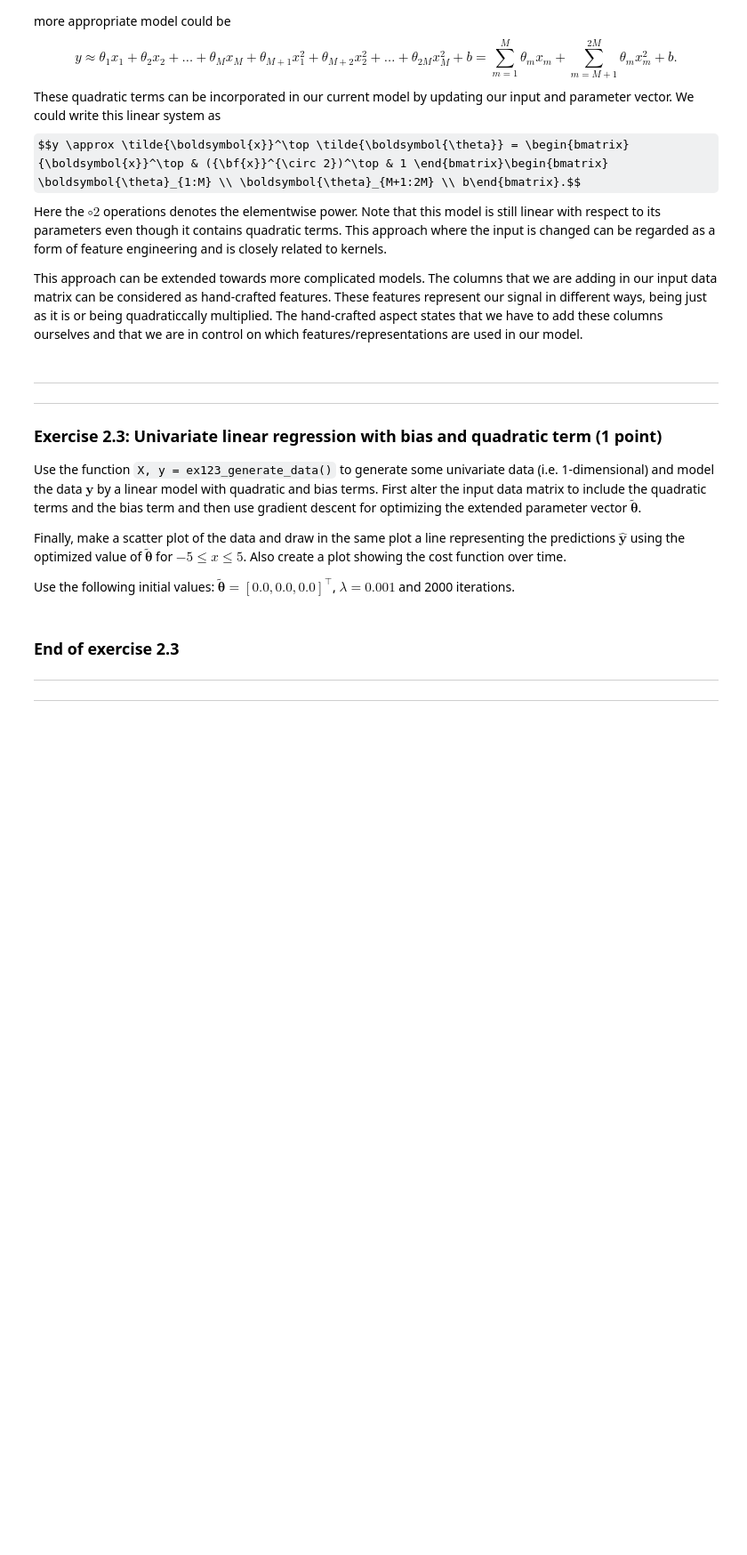
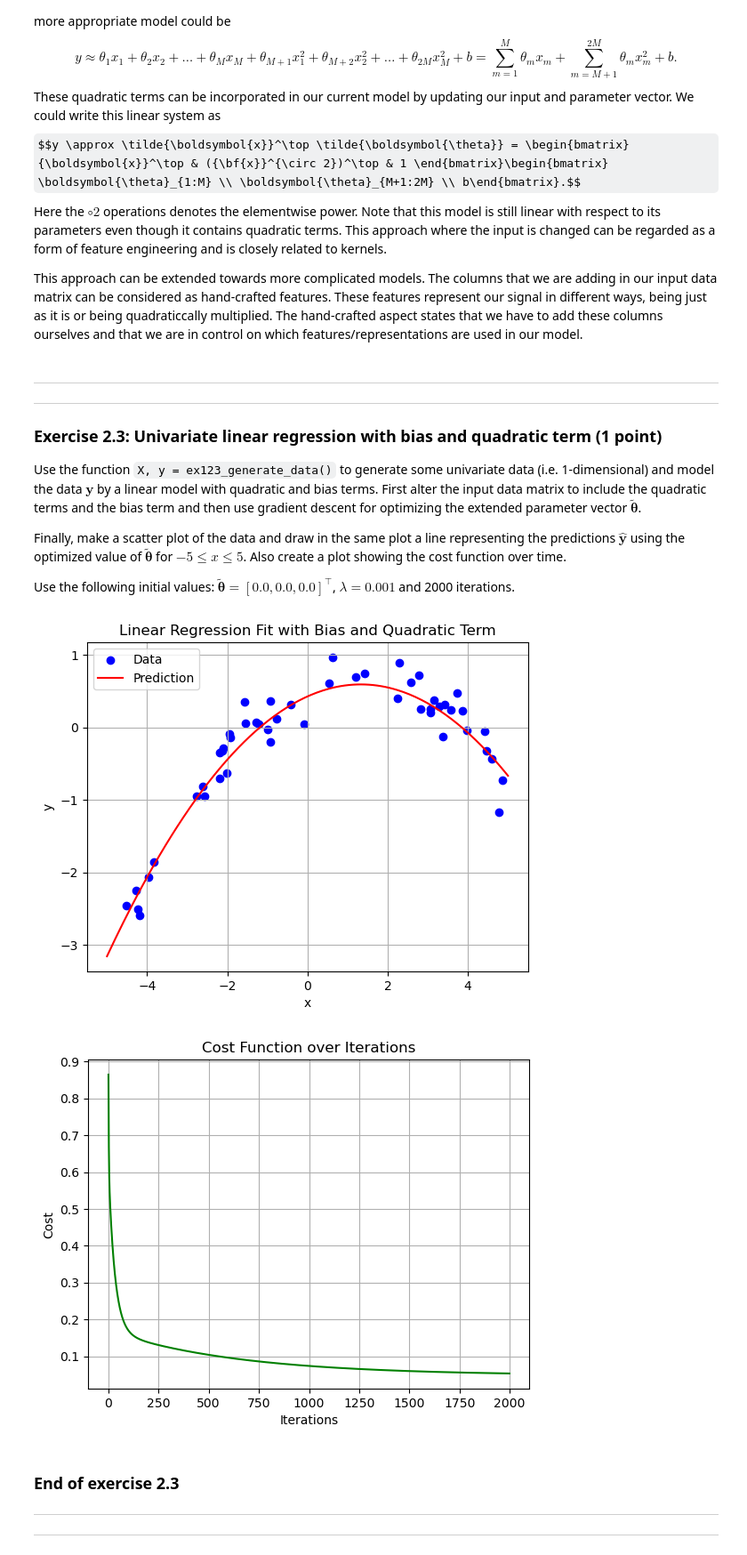
Before and after one commit to yueyehuanxiangqu/5XSL0-ML-A1, a Jupyter notebook: assignment1-template.ipynb, the cells around one changed output. Shown at 89% size. Cells and saved outputs as stored; diff of their text form; code cells hidden in the pictures; some formulas as TeX source; blank space fills up the shorter version.

```diff
--- a/assignment1-template.ipynb
+++ b/assignment1-template.ipynb
@@ -684,3 +677,31 @@ Use the following initial values: $\tilde{\boldsymbol{\theta}}=[0.0, 0.0, 0.0]^\
+# %%
+#// BEGIN_TODO [5XSL0_Assignment1_2_3b] Plot results with quadratic term
+
+plt.figure()
+plt.scatter(X[:, 0], y, color='blue', label='Data')
+x_range = np.linspace(-5, 5, 200).reshape(-1, 1)
+x_range_extended = np.c_[x_range, x_range**2, np.ones(x_range.shape[0])]
+y_pred = x_range_extended @ theta
+plt.plot(x_range, y_pred, color='red', label='Prediction')
+plt.xlabel('x')
+plt.ylabel('y')
+plt.title('Linear Regression Fit with Bias and Quadratic Term')
+plt.legend()
+plt.grid()
+plt.show()
+
+plt.figure()
+plt.plot(range(iterations), cost_history, color='green')
+plt.xlabel('Iterations')
+plt.ylabel('Cost')
+plt.title('Cost Function over Iterations')
+plt.grid()
+plt.show()
+
+#// END_TODO [5XSL0_Assignment1_2_3b]
+# %% [output]
+[figure, added]
+[figure, added]
 # %% [markdown]
 ### End of exercise 2.3
 
```
Also changed, not shown: parts of 12 cells of this notebook.
